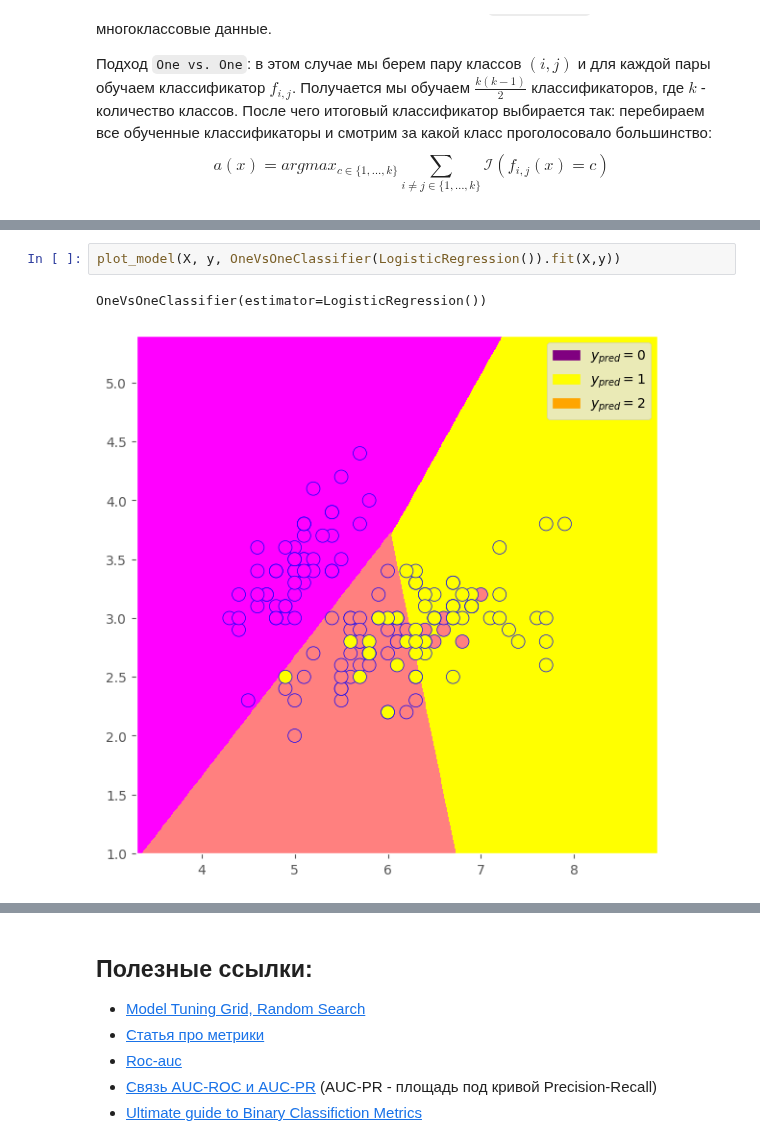
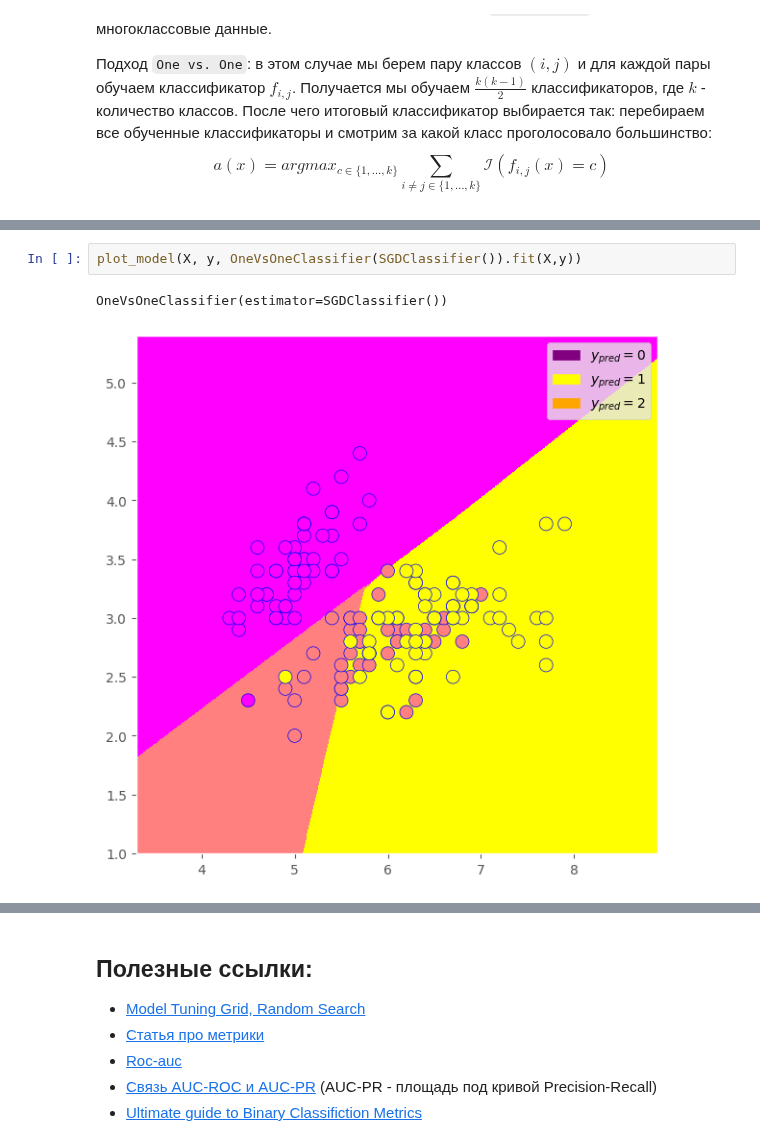
Before and after one commit to kokamido/ml2023, a Jupyter notebook: 03-Features/Metrics.ipynb, the cells around one changed output, grey strips where cells are left out. Cells and saved outputs as stored; diff of their text form.

```diff
--- a/03-Features/Metrics.ipynb
+++ b/03-Features/Metrics.ipynb
@@ -597,5 +597,5 @@ OneVsRestClassifier(estimator=LogisticRegression())
 # %%
-plot_model(X, y, OneVsOneClassifier(LogisticRegression()).fit(X,y))
+plot_model(X, y, OneVsOneClassifier(SGDClassifier()).fit(X,y))
 # %% [output]
-OneVsOneClassifier(estimator=LogisticRegression())
+OneVsOneClassifier(estimator=SGDClassifier())
-[figure, old version]
+[figure, new version]
```
Also changed, not shown: parts of 7 cells of this notebook, 1 other file.
